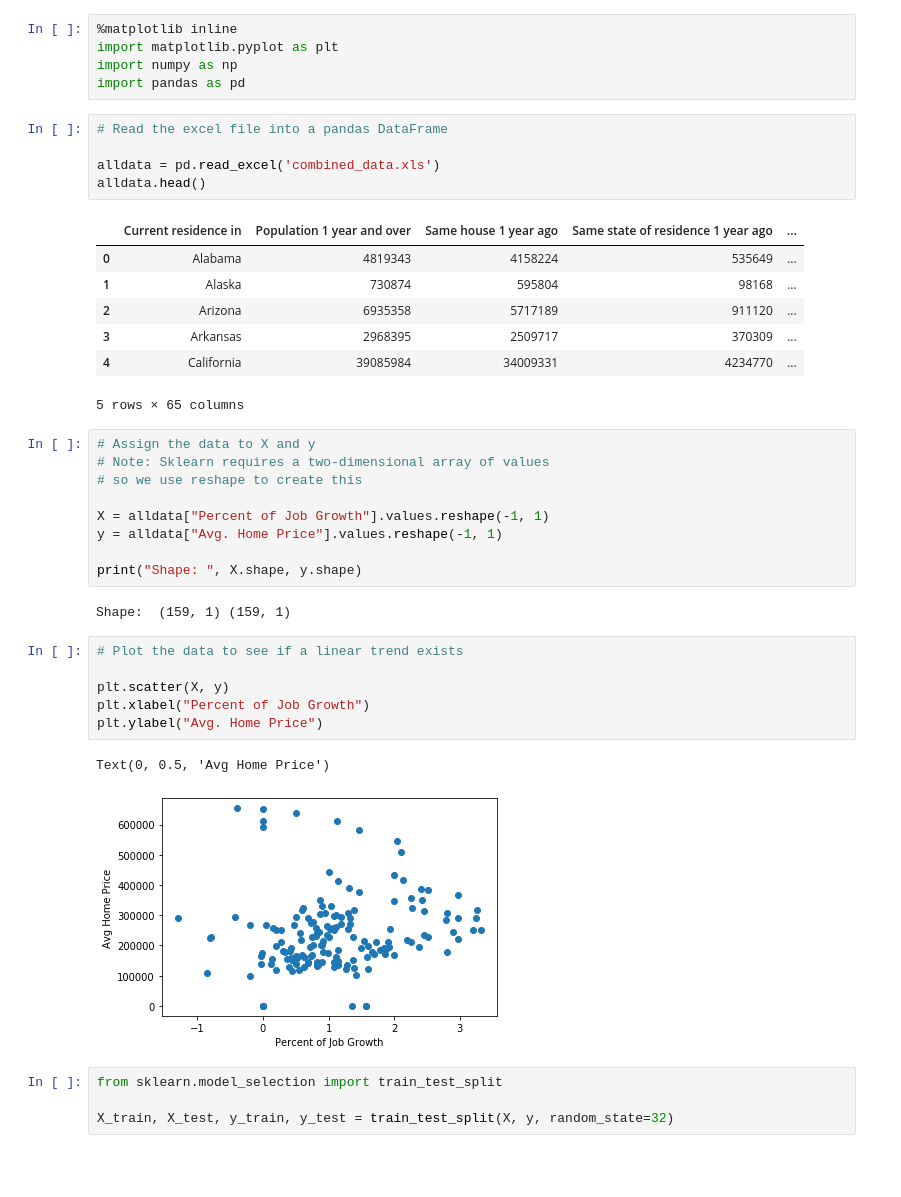
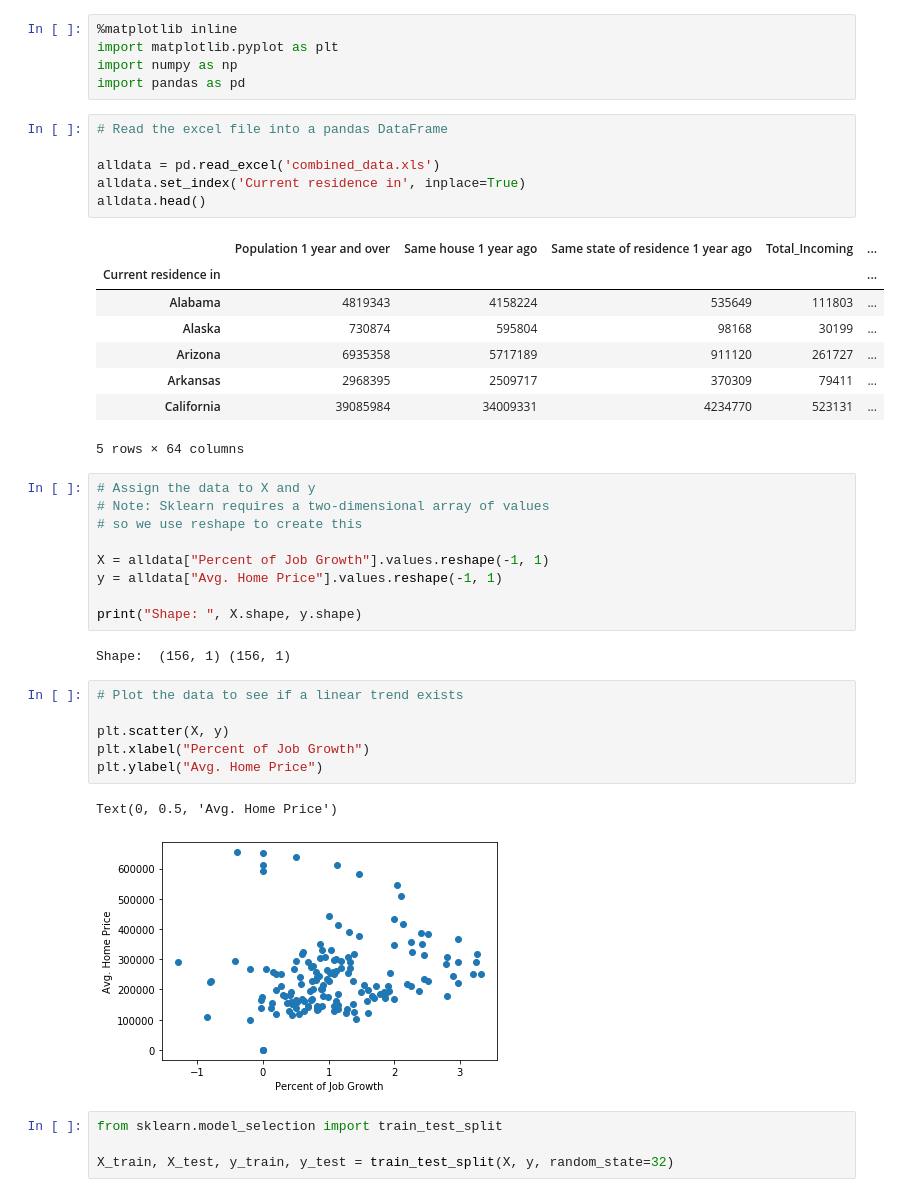
Before and after one commit to mjstriffler/housingdata_project, a Jupyter notebook: Linear Regression.ipynb, the cells around one changed output. Drawn from its saved outputs; the diff is of its cells as text; blank space fills up the shorter version.

```diff
--- a/Linear Regression.ipynb
+++ b/Linear Regression.ipynb
@@ -6,16 +6,18 @@ import pandas as pd
 # %%
 # Read the excel file into a pandas DataFrame
 
 alldata = pd.read_excel('combined_data.xls')
+alldata.set_index('Current residence in', inplace=True)
 alldata.head()
 # %% [output]
-|  | Current residence in | Population 1 year and over | Same house 1 year ago | Same state of residence 1 year ago | ... |
-| 0 | Alabama | 4819343 | 4158224 | 535649 | ... |
-| 1 | Alaska | 730874 | 595804 | 98168 | ... |
-| 2 | Arizona | 6935358 | 5717189 | 911120 | ... |
-| 3 | Arkansas | 2968395 | 2509717 | 370309 | ... |
-| 4 | California | 39085984 | 34009331 | 4234770 | ... |
+|  | Population 1 year and over | Same house 1 year ago | Same state of residence 1 year ago | Total_Incoming | ... |
+| Current residence in |  |  |  |  | ... |
+| Alabama | 4819343 | 4158224 | 535649 | 111803 | ... |
+| Alaska | 730874 | 595804 | 98168 | 30199 | ... |
+| Arizona | 6935358 | 5717189 | 911120 | 261727 | ... |
+| Arkansas | 2968395 | 2509717 | 370309 | 79411 | ... |
+| California | 39085984 | 34009331 | 4234770 | 523131 | ... |
-5 rows × 65 columns
+5 rows × 64 columns
 # %%
 # Assign the data to X and y
 # Note: Sklearn requires a two-dimensional array of values
@@ -26,7 +28,7 @@ y = alldata["Avg. Home Price"].values.reshape(-1, 1)
 
 print("Shape: ", X.shape, y.shape)
 # %% [output]
-Shape:  (159, 1) (159, 1)
+Shape:  (156, 1) (156, 1)
 # %%
 # Plot the data to see if a linear trend exists
 
@@ -34,8 +36,8 @@ plt.scatter(X, y)
 plt.xlabel("Percent of Job Growth")
 plt.ylabel("Avg. Home Price")
 # %% [output]
-Text(0, 0.5, 'Avg Home Price')
+Text(0, 0.5, 'Avg. Home Price')
-[figure, old version]
+[figure, new version]
 # %%
 from sklearn.model_selection import train_test_split
 
```
Also changed, not shown: parts of 24 cells of this notebook, 9 other files.
